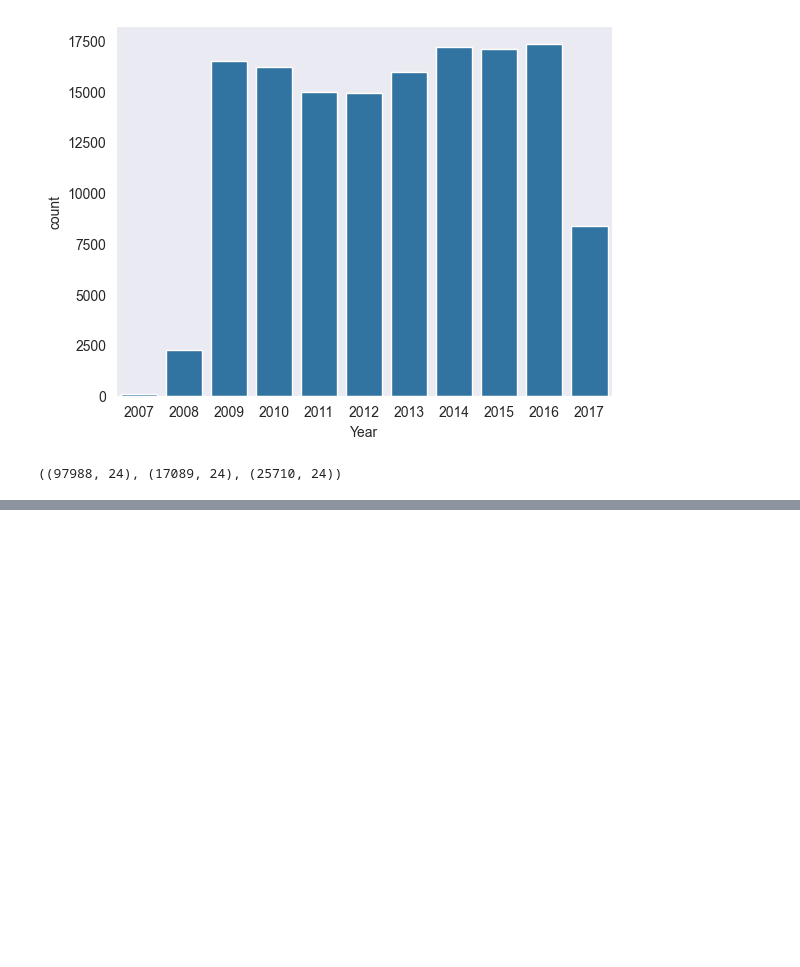
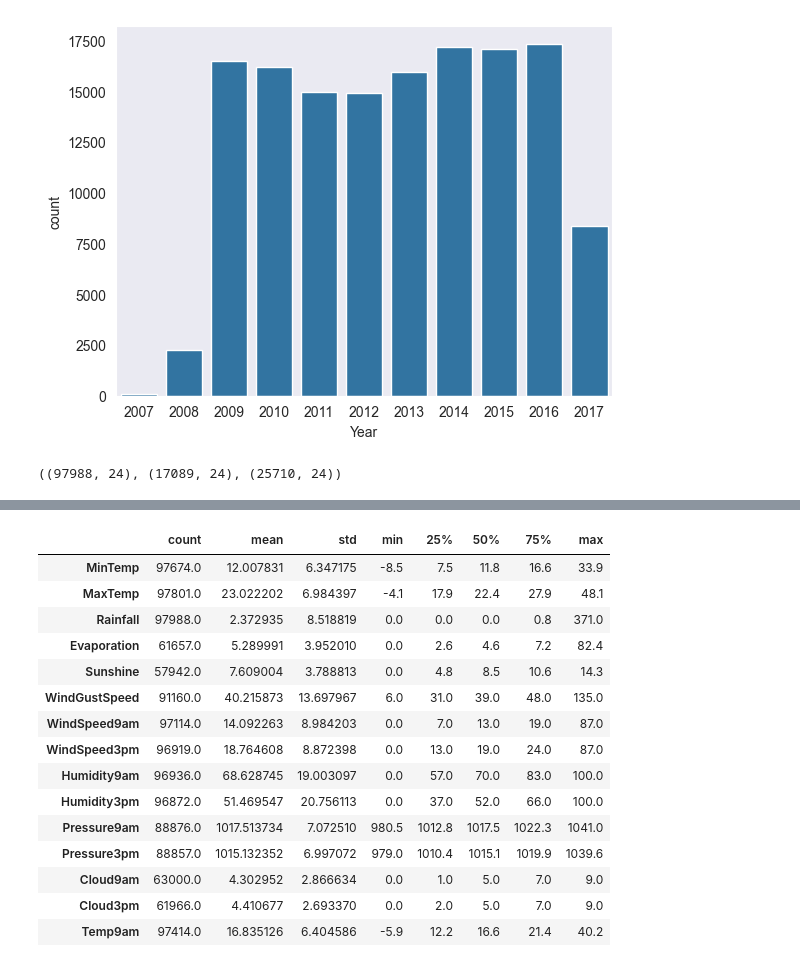
Before and after one commit to mr-ayush-agrawal/MachineLearningBasics, a Jupyter notebook: freeCodeCamp/LogReg/PreProcess.ipynb, the cells around one changed output, grey strips where cells are left out. Cells and saved outputs as stored; diff of their text form; code cells hidden in the pictures; blank space fills up the shorter version.

```diff
--- a/freeCodeCamp/LogReg/PreProcess.ipynb
+++ b/freeCodeCamp/LogReg/PreProcess.ipynb
@@ -231,0 +247,10 @@ Train.head(10)
+# %%
+input_cols = list(Train.columns)[1:-1]
+tar_cols = ['RainTomorrow']
+# %%
+X_train = Train[input_cols]
+Y_train = Train[tar_cols]
+# %%
+num_cols = X_train.select_dtypes(include= np.number).columns.tolist()[:-1]
+cat_cols = X_train.select_dtypes('object').columns.tolist()
+num_cols, cat_cols
@@ -231,0 +275,19 @@ Train.head(10)
+# %%
+X_train[num_cols].describe().T
+# %% [output]
+|  | count | mean | std | min | 25% | 50% | 75% | max |
+| MinTemp | 97674.0 | 12.007831 | 6.347175 | -8.5 | 7.5 | 11.8 | 16.6 | 33.9 |
+| MaxTemp | 97801.0 | 23.022202 | 6.984397 | -4.1 | 17.9 | 22.4 | 27.9 | 48.1 |
+| Rainfall | 97988.0 | 2.372935 | 8.518819 | 0.0 | 0.0 | 0.0 | 0.8 | 371.0 |
+| Evaporation | 61657.0 | 5.289991 | 3.952010 | 0.0 | 2.6 | 4.6 | 7.2 | 82.4 |
+| Sunshine | 57942.0 | 7.609004 | 3.788813 | 0.0 | 4.8 | 8.5 | 10.6 | 14.3 |
+| WindGustSpeed | 91160.0 | 40.215873 | 13.697967 | 6.0 | 31.0 | 39.0 | 48.0 | 135.0 |
+| WindSpeed9am | 97114.0 | 14.092263 | 8.984203 | 0.0 | 7.0 | 13.0 | 19.0 | 87.0 |
+| WindSpeed3pm | 96919.0 | 18.764608 | 8.872398 | 0.0 | 13.0 | 19.0 | 24.0 | 87.0 |
+| Humidity9am | 96936.0 | 68.628745 | 19.003097 | 0.0 | 57.0 | 70.0 | 83.0 | 100.0 |
+| Humidity3pm | 96872.0 | 51.469547 | 20.756113 | 0.0 | 37.0 | 52.0 | 66.0 | 100.0 |
+| Pressure9am | 88876.0 | 1017.513734 | 7.072510 | 980.5 | 1012.8 | 1017.5 | 1022.3 | 1041.0 |
+| Pressure3pm | 88857.0 | 1015.132352 | 6.997072 | 979.0 | 1010.4 | 1015.1 | 1019.9 | 1039.6 |
+| Cloud9am | 63000.0 | 4.302952 | 2.866634 | 0.0 | 1.0 | 5.0 | 7.0 | 9.0 |
+| Cloud3pm | 61966.0 | 4.410677 | 2.693370 | 0.0 | 2.0 | 5.0 | 7.0 | 9.0 |
+| Temp9am | 97414.0 | 16.835126 | 6.404586 | -5.9 | 12.2 | 16.6 | 21.4 | 40.2 |
```
Also changed, not shown: parts of 20 cells of this notebook.
